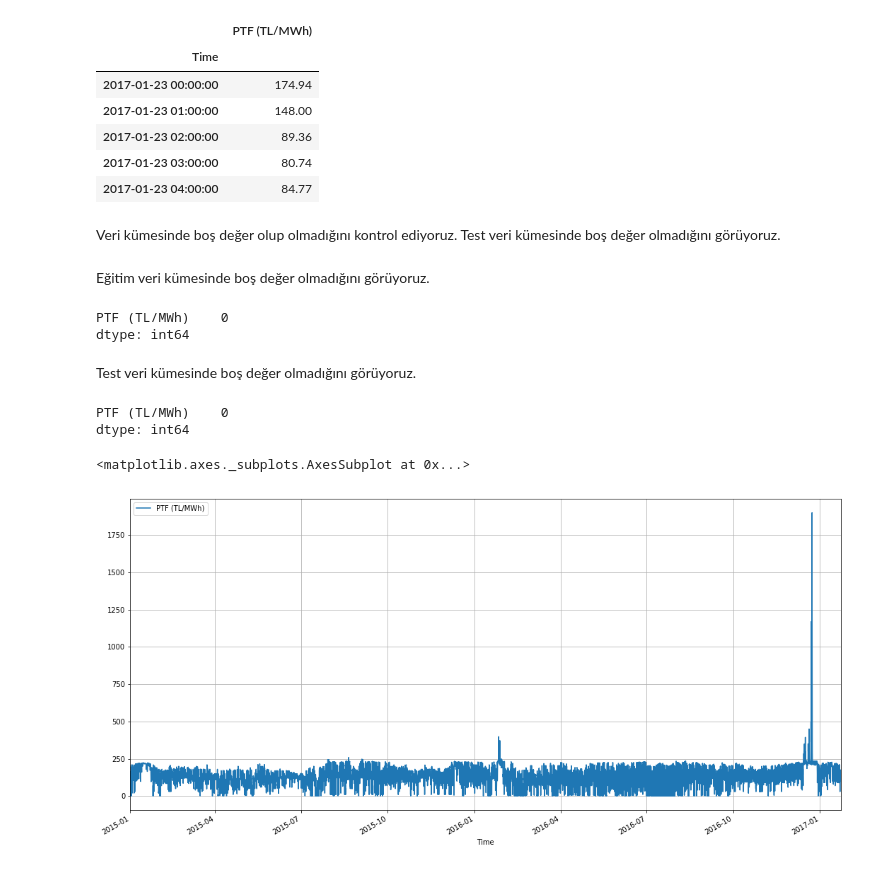
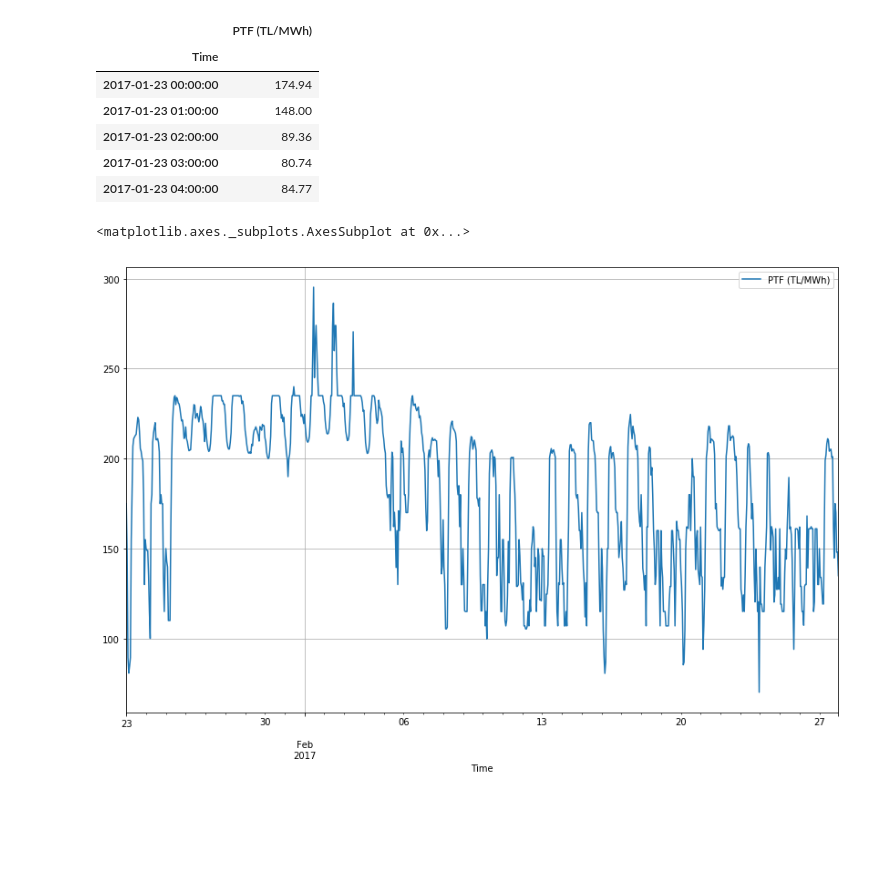
Before and after one commit to arslanalan/LSTM, a Jupyter notebook: LSTM.ipynb, the cells around one changed output. Saved outputs shown, nothing was run; the diff lists cells and outputs as text; code cells hidden in the pictures; blank space fills up the shorter version.

```diff
--- a/LSTM.ipynb
+++ b/LSTM.ipynb
@@ -120,24 +106,8 @@ winter_test.head()
 | 2017-01-23 02:00:00 | 89.36 |
 | 2017-01-23 03:00:00 | 80.74 |
 | 2017-01-23 04:00:00 | 84.77 |
-# %% [markdown]
-Veri kümesinde boş değer olup olmadığını kontrol ediyoruz. Test veri kümesinde boş değer olmadığını görüyoruz.
-# %% [markdown]
-Eğitim veri kümesinde boş değer olmadığını görüyoruz.
-# %%
-winter_train.isnull().sum()
-# %% [output]
-PTF (TL/MWh)    0
-dtype: int64
-# %% [markdown]
-Test veri kümesinde boş değer olmadığını görüyoruz.
-# %%
-winter_test.isnull().sum()
-# %% [output]
-PTF (TL/MWh)    0
-dtype: int64
 # %%
-winter_train.plot(grid=True, figsize = (18,9))
+winter_test.plot(grid=True, figsize = (14,9))
 # %% [output]
 <matplotlib.axes._subplots.AxesSubplot at 0x...>
-[figure, old version]
+[figure, new version]
```
Also changed, not shown: parts of 25 cells of this notebook.
